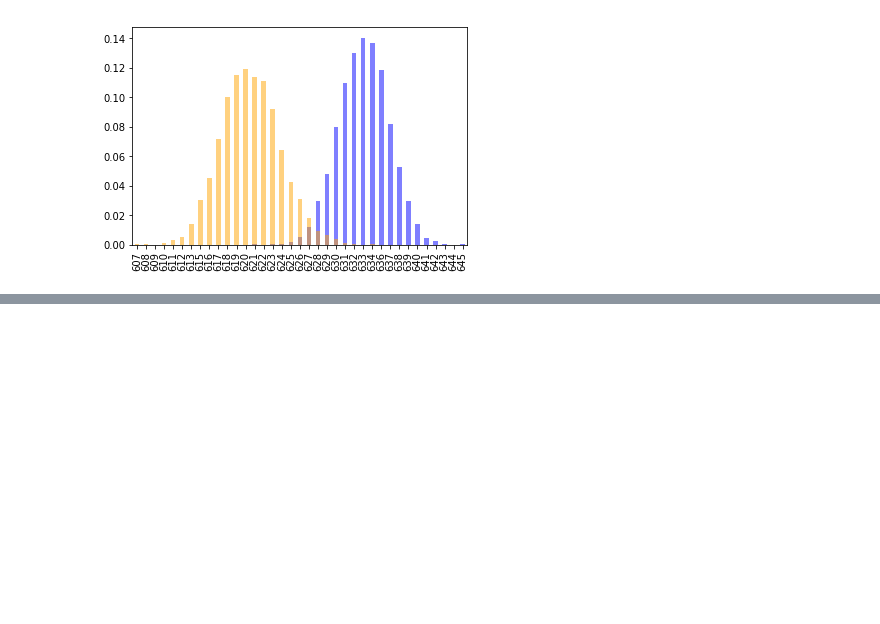
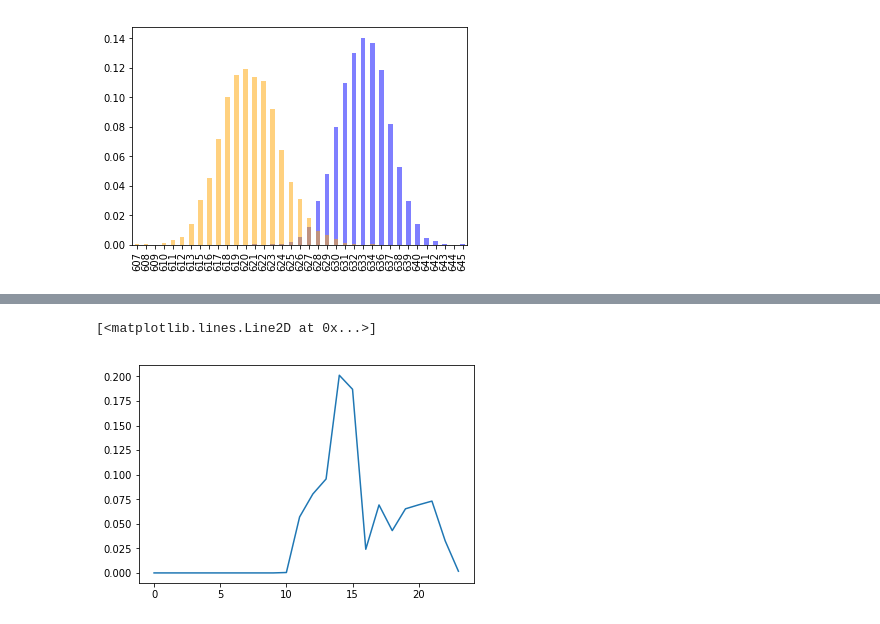
Before and after one commit to TakutoMotomura/probabilistic-robotics, a Jupyter notebook: lidar_600.ipynb, the cells around one changed output, grey strips where cells are left out. Saved outputs shown, nothing was run; the diff lists cells and outputs as text; code cells hidden in the pictures; blank space fills up the shorter version.

```diff
--- a/lidar_600.ipynb
+++ b/lidar_600.ipynb
@@ -128,0 +253,14 @@ plt.show()
+# %%
+#別のデータでP(t|z1,z2,z3)を計算
+value_11 = [617,624,619]
+
+estimation = p_t[0]
+for v in value_11:
+    estimation = bayes_estimation(v,estimation)
+
+plt.plot(estimation)
+
+#11時のデータだが推定が少し外れている
+# %% [output]
+[<matplotlib.lines.Line2D at 0x...>]
+[figure, added]
```
Also changed, not shown: parts of 8 cells of this notebook.
